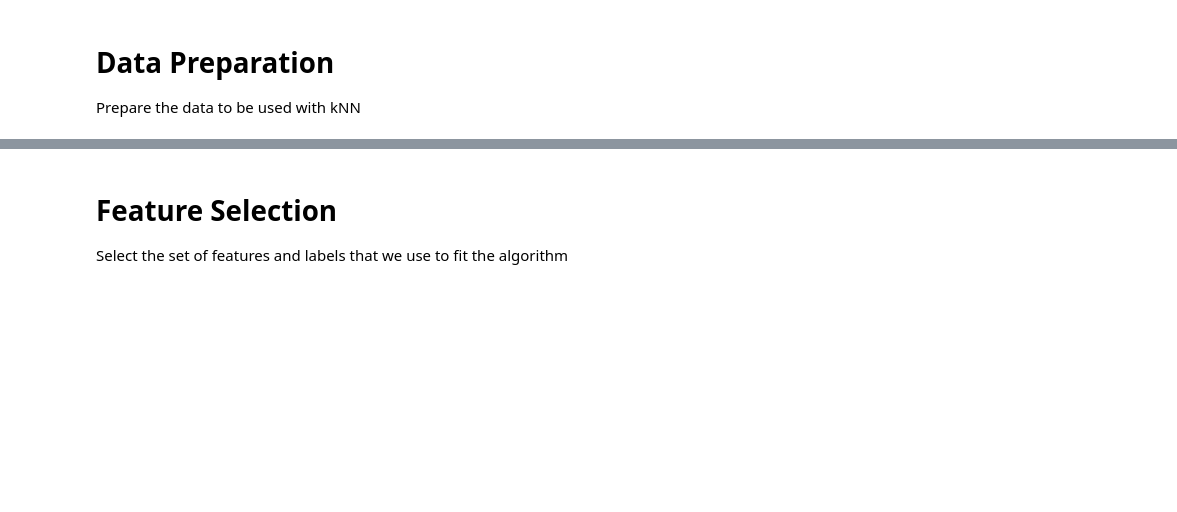
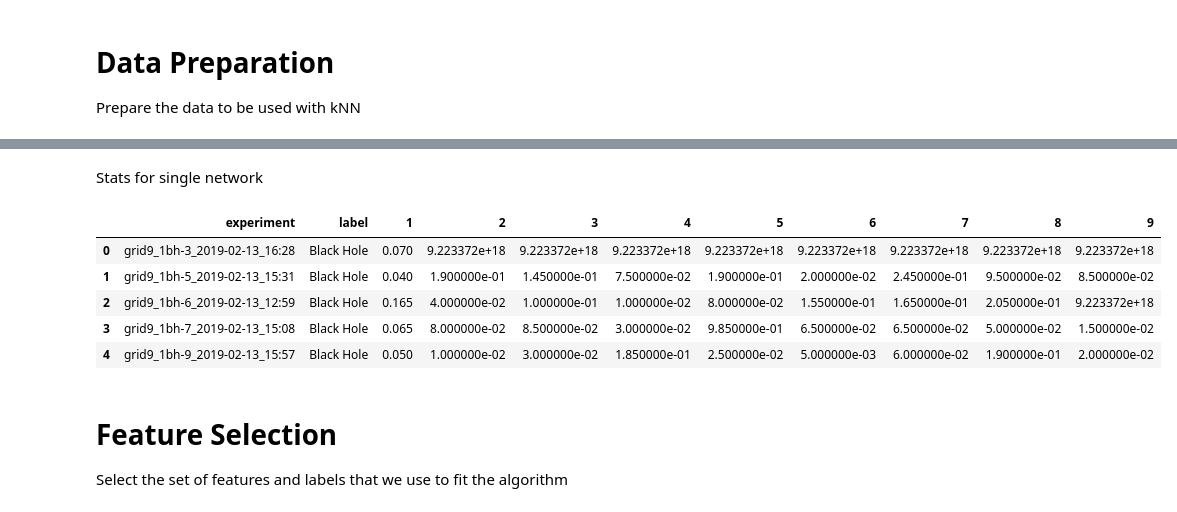
Before and after one commit to ichatz/iot-netprofiler, a Jupyter notebook: cooja3-9nodes/3 Classes Classification.ipynb, the cells around one changed output, grey strips where cells are left out. Cells and saved outputs as stored; diff of their text form; code cells hidden in the pictures; blank space fills up the shorter version.

```diff
--- a/cooja3-9nodes/3 Classes Classification.ipynb
+++ b/cooja3-9nodes/3 Classes Classification.ipynb
@@ -85,3 +85,21 @@ stats.head(5)
+# %% [markdown]
+Stats for single network
+# %%
+net_stats = trace_statistics.compute_labeled_statistics_by_network(stats, 'loss', 9)
+net_win_25_stats = trace_statistics.compute_window_labeled_statistics_by_network(win_25_stats, 'loss', 9, 25)
+net_win_50_stats = trace_statistics.compute_window_labeled_statistics_by_network(win_50_stats, 'loss', 9, 50)
+net_win_100_stats = trace_statistics.compute_window_labeled_statistics_by_network(win_100_stats, 'loss', 9, 100)
+
+# Create a dictionary containing all the statistics for each trace size
+network_stats = {200: net_stats, 25: net_win_25_stats, 50: net_win_50_stats, 100: net_win_100_stats}
+net_stats.head(5)
+# %% [output]
+|  | experiment | label | 1 | 2 | 3 | 4 | 5 | 6 | 7 | 8 | 9 |
+| 0 | grid9_1bh-3_2019-02-13_16:28 | Black Hole | 0.070 | 9.223372e+18 | 9.223372e+18 | 9.223372e+18 | 9.223372e+18 | 9.223372e+18 | 9.223372e+18 | 9.223372e+18 | 9.223372e+18 |
+| 1 | grid9_1bh-5_2019-02-13_15:31 | Black Hole | 0.040 | 1.900000e-01 | 1.450000e-01 | 7.500000e-02 | 1.900000e-01 | 2.000000e-02 | 2.450000e-01 | 9.500000e-02 | 8.500000e-02 |
+| 2 | grid9_1bh-6_2019-02-13_12:59 | Black Hole | 0.165 | 4.000000e-02 | 1.000000e-01 | 1.000000e-02 | 8.000000e-02 | 1.550000e-01 | 1.650000e-01 | 2.050000e-01 | 9.223372e+18 |
+| 3 | grid9_1bh-7_2019-02-13_15:08 | Black Hole | 0.065 | 8.000000e-02 | 8.500000e-02 | 3.000000e-02 | 9.850000e-01 | 6.500000e-02 | 6.500000e-02 | 5.000000e-02 | 1.500000e-02 |
+| 4 | grid9_1bh-9_2019-02-13_15:57 | Black Hole | 0.050 | 1.000000e-02 | 3.000000e-02 | 1.850000e-01 | 2.500000e-02 | 5.000000e-03 | 6.000000e-02 | 1.900000e-01 | 2.000000e-02 |
 # %% [markdown]
 # Feature Selection
 
```
Also changed, not shown: parts of 24 cells of this notebook, 4 other files.
